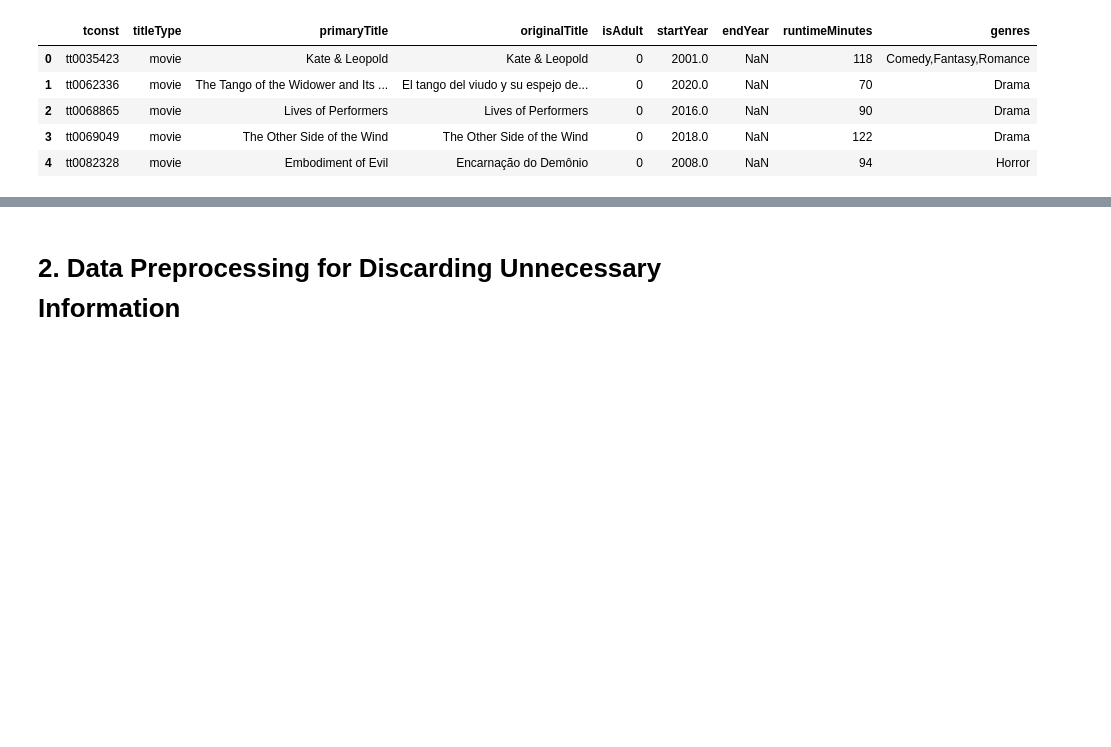
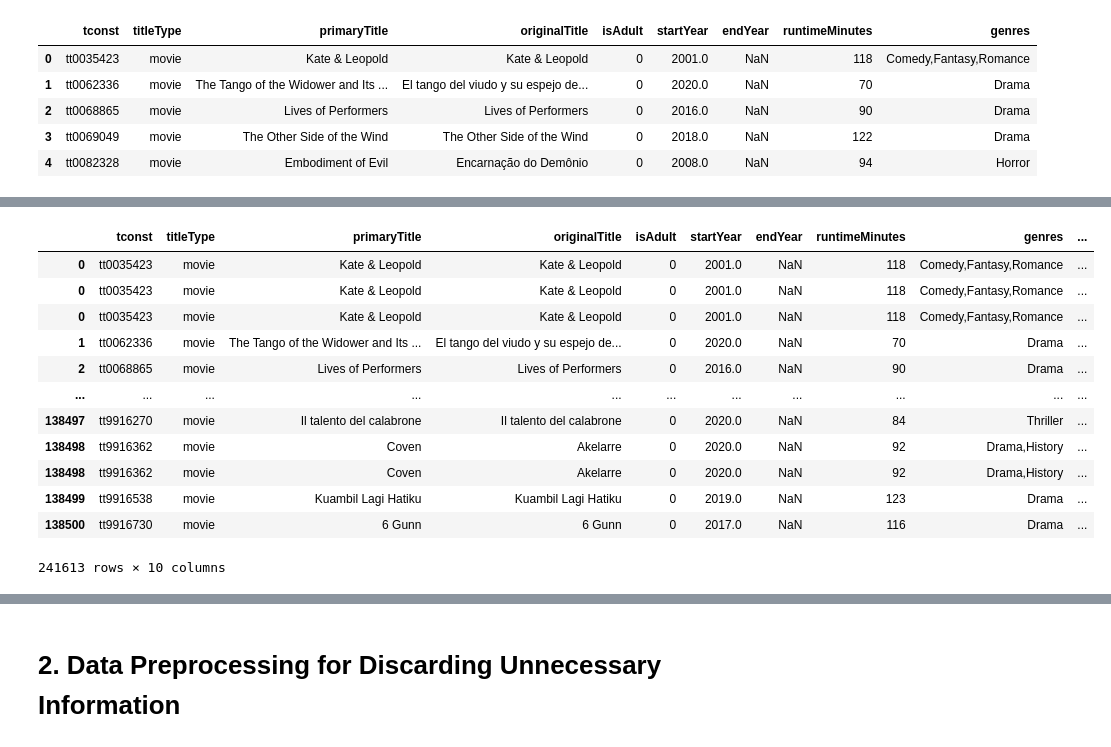
Before and after one commit to Yaman-Shadid/Project-3, a Jupyter notebook: Project 3 Part 3.ipynb, the cells around one changed output, grey strips where cells are left out. Saved outputs shown, nothing was run; the diff lists cells and outputs as text; code cells hidden in the pictures; blank space fills up the shorter version.

```diff
--- a/Project 3 Part 3.ipynb
+++ b/Project 3 Part 3.ipynb
@@ -32,0 +59,17 @@ title_genres = df_exploded[['tconst', 'genre_id']].drop_duplicates()
+# %%
+exploded_genres = basics.explode('genres_split')
+exploded_genres
+# %% [output]
+|  | tconst | titleType | primaryTitle | originalTitle | isAdult | startYear | endYear | runtimeMinutes | genres | ... |
+| 0 | tt0035423 | movie | Kate & Leopold | Kate & Leopold | 0 | 2001.0 | NaN | 118 | Comedy,Fantasy,Romance | ... |
+| 0 | tt0035423 | movie | Kate & Leopold | Kate & Leopold | 0 | 2001.0 | NaN | 118 | Comedy,Fantasy,Romance | ... |
+| 0 | tt0035423 | movie | Kate & Leopold | Kate & Leopold | 0 | 2001.0 | NaN | 118 | Comedy,Fantasy,Romance | ... |
+| 1 | tt0062336 | movie | The Tango of the Widower and Its ... | El tango del viudo y su espejo de... | 0 | 2020.0 | NaN | 70 | Drama | ... |
+| 2 | tt0068865 | movie | Lives of Performers | Lives of Performers | 0 | 2016.0 | NaN | 90 | Drama | ... |
+| ... | ... | ... | ... | ... | ... | ... | ... | ... | ... | ... |
+| 138497 | tt9916270 | movie | Il talento del calabrone | Il talento del calabrone | 0 | 2020.0 | NaN | 84 | Thriller | ... |
+| 138498 | tt9916362 | movie | Coven | Akelarre | 0 | 2020.0 | NaN | 92 | Drama,History | ... |
+| 138498 | tt9916362 | movie | Coven | Akelarre | 0 | 2020.0 | NaN | 92 | Drama,History | ... |
+| 138499 | tt9916538 | movie | Kuambil Lagi Hatiku | Kuambil Lagi Hatiku | 0 | 2019.0 | NaN | 123 | Drama | ... |
+| 138500 | tt9916730 | movie | 6 Gunn | 6 Gunn | 0 | 2017.0 | NaN | 116 | Drama | ... |
+241613 rows × 10 columns
```
Also changed, not shown: parts of 14 cells of this notebook.
